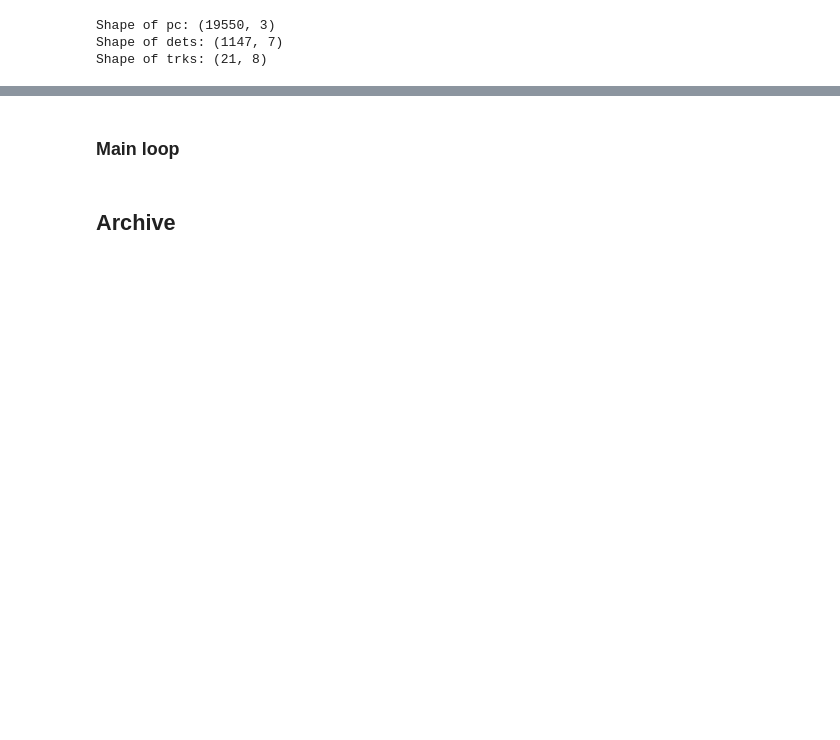
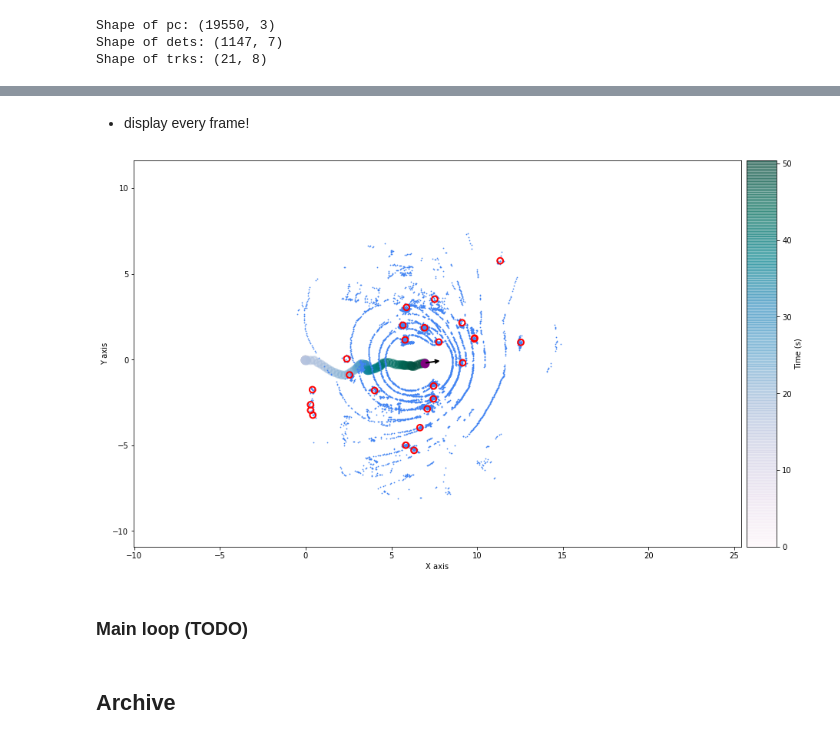
Before and after one commit to epfl-lasa/crowdbot-evaluation-tools, a Jupyter notebook: qolo/viz_img_2d.ipynb, the cells around one changed output, grey strips where cells are left out. Cells and saved outputs as stored; diff of their text form; code cells hidden in the pictures; blank space fills up the shorter version.

```diff
--- a/qolo/viz_img_2d.ipynb
+++ b/qolo/viz_img_2d.ipynb
@@ -310,0 +524,9 @@ plt.show()
+# %%
+get_yaw_from_quat([0, 0, 0, 1.0])
+
+pc = np.random.rand(6,3)
+print(pc)
+pos = [1,1,1]
+quat = [0, 0, -1, 0]
+pc = get_pc_tranform(pc, pos, quat)
+print(pc)
@@ -310,0 +546,2 @@ plt.show()
+# %% [markdown]
+- display every frame!
@@ -310,0 +703,32 @@ plt.show()
+# %%
+seq_idx, fr_idx = 0, 1000
+consider_pose = True
+# %%
+seq = cb_data.seqs[seq_idx]
+
+lidar, dets, dets_conf, trks = cb_data[seq_idx, fr_idx]
+
+pc = lidar.T
+
+if consider_pose:
+    tf_qolo_dir = os.path.join(cb_data.source_data_dir, "tf_qolo")
+    pose_stampe_path = os.path.join(
+        tf_qolo_dir, seq + "_tfqolo_sampled.npy"
+    )
+    lidar_pose_stamped = np.load(
+        pose_stampe_path, allow_pickle=True
+    ).item()
+# %%
+fig_xy = plt.figure(figsize=(15, 10))
+fig_xy = display_frame_pose(
+    fig_xy,
+    pose_stamped=lidar_pose_stamped,
+    fr_idx=fr_idx,
+    pc=pc,
+    bbox=trks,
+    with_cloud=True,
+)
+
+plt.show()
+# %% [output]
+[figure, added]
@@ -311,5 +786,5 @@ plt.show()
 # %% [markdown]
-### Main loop
+### Main loop (TODO)
 # %%
 step_viz = 4
 num_between_logs = 1000
```
Also changed, not shown: parts of 21 cells of this notebook, 2 other files.
